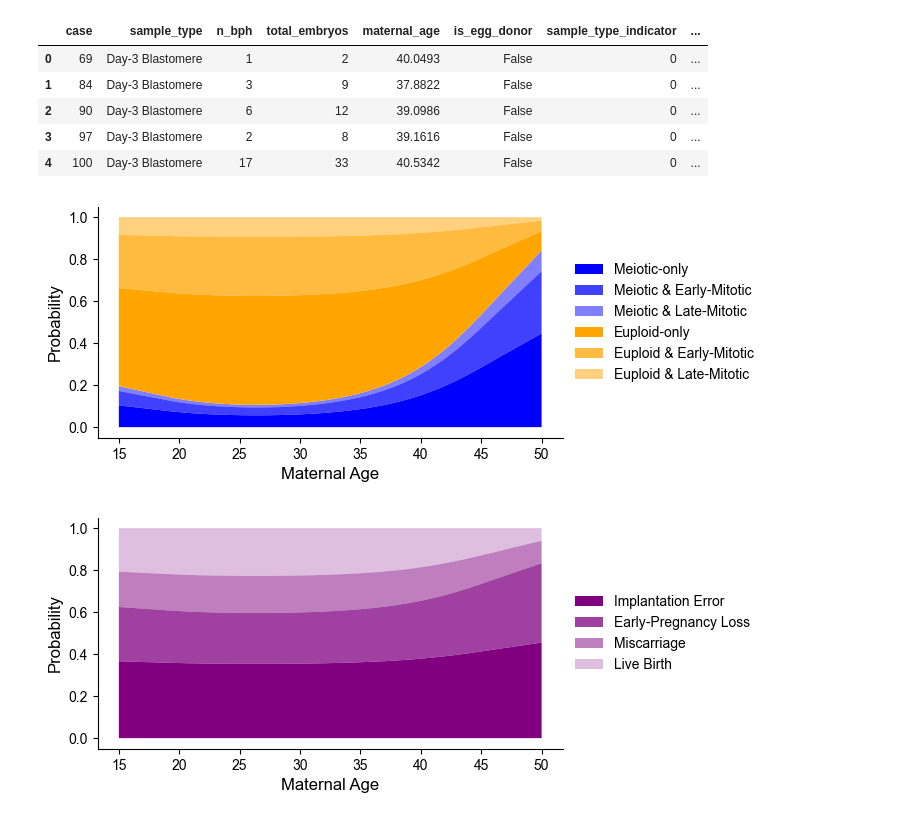
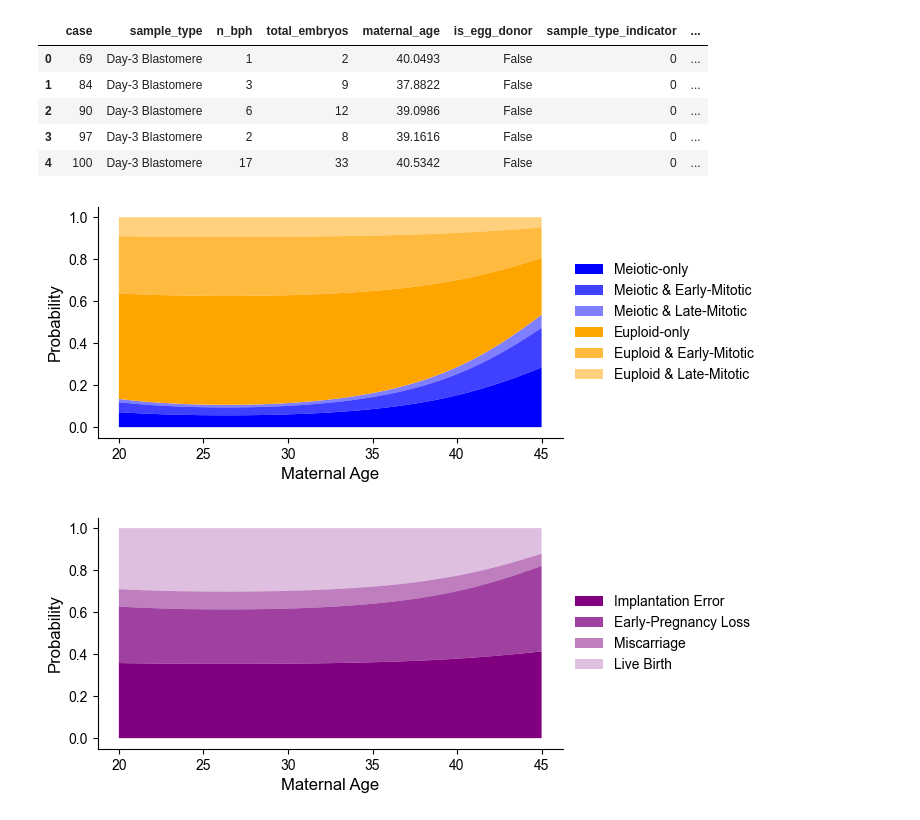
Before and after one commit to aabiddanda/fecundability_model, a Jupyter notebook: notebooks/fecundability_model_draft.ipynb, the cells around one changed output. Saved outputs shown, nothing was run; the diff lists cells and outputs as text; code cells hidden in the pictures.

```diff
--- a/notebooks/fecundability_model_draft.ipynb
+++ b/notebooks/fecundability_model_draft.ipynb
@@ -30,35 +30,35 @@ gruhn2019_df.head()
 | 4 | 100 | Day-3 Blastomere | 17 | 33 | 40.5342 | False | 0 | ... |
 # %%
 f_est = FecundabilityEstimator()
-maternal_age = np.linspace(15, 50, 200)
+maternal_age = np.linspace(20, 45, 200)
 # Get the relative scaling here ...
 ps = pmeiotic_age_day3(maternal_age)
 # ps[ps >= 1.0] = 0.9
 A = f_est.p_aneuploid()
 As = [f_est.scale_meiotic_prob(A, p=a) for a in ps]
 fig, ax = plt.subplots(1,1,figsize=(6,3))
 prev = np.zeros(ps.size)
 ax.fill_between(maternal_age, y1=prev, y2=[As[i][0,0] for i in range(ps.size)], color='blue', alpha=1.0, interpolate=True, edgecolor='none', label=r'Meiotic-only');
 prev = prev + np.array([As[i][0,0] for i in range(ps.size)])
 ax.fill_between(maternal_age, y1=prev, y2=prev + [As[i][1,0] for i in range(ps.size)], color='blue', alpha=0.75, interpolate=True, edgecolor='none', label=r'Meiotic & Early-Mitotic');
 prev = prev + np.array([As[i][1,0] for i in range(ps.size)])
 ax.fill_between(maternal_age, y1=prev, y2=prev + [As[i][2,0] for i in range(ps.size)], color='blue', alpha=0.5, interpolate=True, edgecolor='none', label=r'Meiotic & Late-Mitotic');
 prev = prev + np.array([As[i][2,0] for i in range(ps.size)])
 ax.fill_between(maternal_age, y1=prev, y2=prev + [As[i][0,1] for i in range(ps.size)], color='orange', alpha=1.0, interpolate=True, edgecolor='none', label=r'Euploid-only');
 prev = prev + np.array([As[i][0,1] for i in range(ps.size)])
 ax.fill_between(maternal_age, y1=prev, y2=prev + [As[i][1,1] for i in range(ps.size)], color='orange', alpha=0.75, interpolate=True, edgecolor='none', label=r'Euploid & Early-Mitotic');
 prev = prev + np.array([As[i][1,1] for i in range(ps.size)])
 ax.fill_between(maternal_age, y1=prev, y2=prev + [As[i][2,1] for i in range(ps.size)], color='orange', alpha=0.5, interpolate=True, edgecolor='none',  label=r'Euploid & Late-Mitotic');
 
 # The probability of "least-severe categories"
 # ax.plot(maternal_age, np.array([As[i][0,1] + As[i][2,1] for i in range(ps.size)]), color='black', lw=2, linestyle='--', label='Euploid-only + Euploid & Late-Mitotic')
 
 ax.set_xlabel('Maternal Age', fontsize=12)
 ax.set_ylabel('Probability', fontsize=12)
 ax.legend(loc='center left', bbox_to_anchor=(1, 0.5), frameon=False)
 debox(ax);
 # %% [output]
-[figure, old version]
+[figure, new version]
 # %%
 # Now we go through all of the potential causes for aneuploidy loss ...
 outcome_probs = []
@@ -83,7 +83,7 @@ ax.set_ylabel('Probability', fontsize=12)
 ax.legend(loc='center left', bbox_to_anchor=(1, 0.5), frameon=False)
 debox(ax);
 # %% [output]
-[figure, old version]
+[figure, new version]
 # %%
 # Making the full composite figure ...
 from matplotlib.gridspec import GridSpec
```
Also changed, not shown: parts of 1 cell of this notebook, 4 other files.
